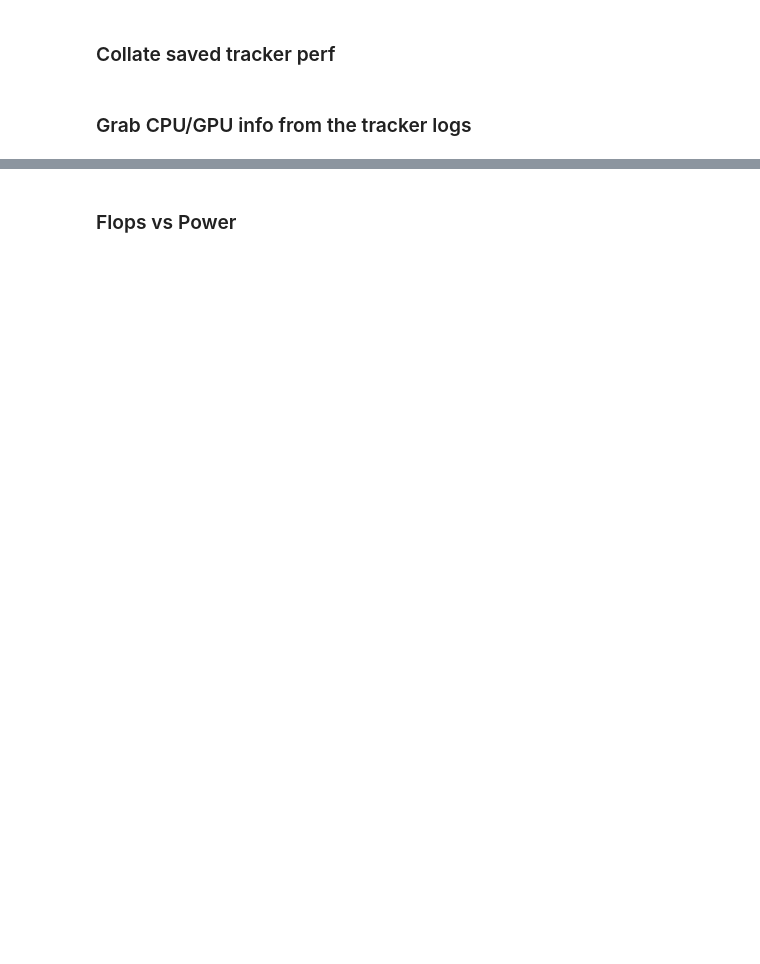
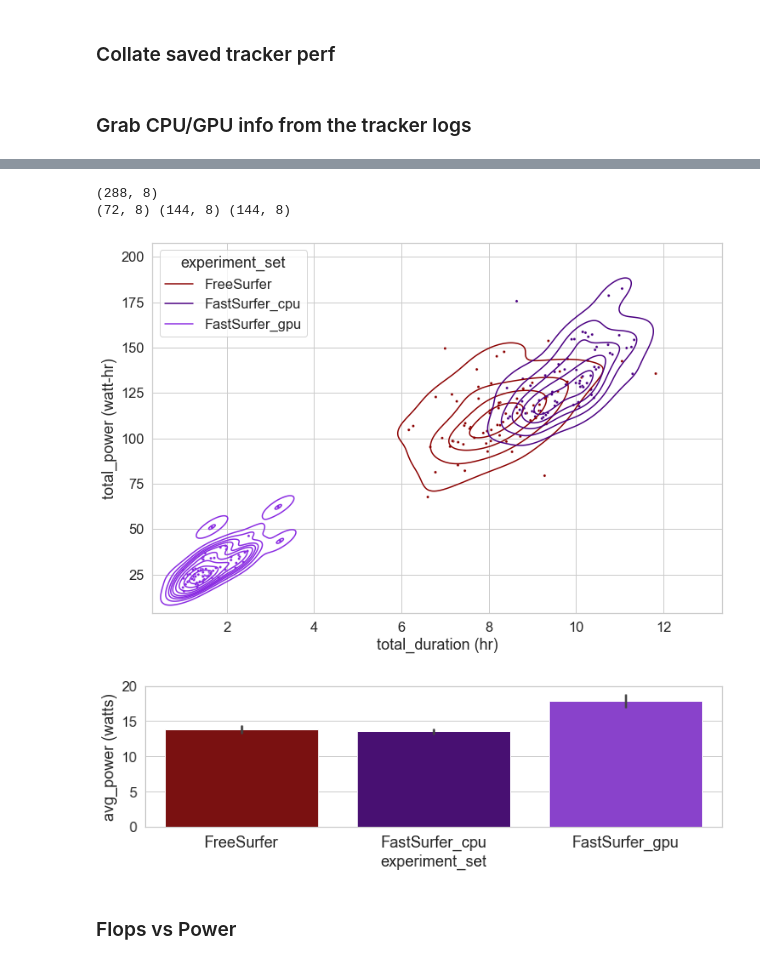
Before and after one commit to neurodatascience/watts_up_compute, a Jupyter notebook: notebooks/10_impact_tracker_dashboard.ipynb, the cells around one changed output, grey strips where cells are left out. Drawn from its saved outputs; the diff is of its cells as text; code cells hidden in the pictures; blank space fills up the shorter version.

```diff
--- a/notebooks/10_impact_tracker_dashboard.ipynb
+++ b/notebooks/10_impact_tracker_dashboard.ipynb
@@ -314,2 +295,51 @@ with sns.axes_style("whitegrid"):
+# %%
+tracker_summary_df_concat_exp_set = tracker_summary_df_concat_exp_set[tracker_summary_df_concat_exp_set['experiment_name'].isin(subject_ids)]
+print(tracker_summary_df_concat_exp_set.shape)
+tracker_df_recon_all = tracker_summary_df_concat_exp_set[tracker_summary_df_concat_exp_set['experiment_set']=='recon-all_run_1'].copy()
+tracker_df_recon_all['experiment_set'] = 'FreeSurfer'
+
+tracker_df_fastsurfer_cpu = tracker_summary_df_concat_exp_set[tracker_summary_df_concat_exp_set['experiment_set'].isin(['fastsurferCNN_run3_cpu_prune_0','fastsurferRecon_run1_cpu_prune_0'])].copy()
+tracker_df_fastsurfer_gpu = tracker_summary_df_concat_exp_set[tracker_summary_df_concat_exp_set['experiment_set'].isin(['fastsurfer_gpu_prune_0','fastsurferRecon_run1_cpu_prune_0'])].copy()
+
+print(tracker_df_recon_all.shape,tracker_df_fastsurfer_cpu.shape,tracker_df_fastsurfer_gpu.shape)
+
+### This is sanity-checked
+tracker_df_fastsurfer_cpu = tracker_df_fastsurfer_cpu.groupby(['experiment_name','PUE']).sum().reset_index()
+tracker_df_fastsurfer_gpu = tracker_df_fastsurfer_gpu.groupby(['experiment_name','PUE']).sum().reset_index()
+
+tracker_df_fastsurfer_cpu['experiment_set'] = 'FastSurfer_cpu'
+tracker_df_fastsurfer_gpu['experiment_set'] = 'FastSurfer_gpu'
+# %% [output]
+(288, 8)
+(72, 8) (144, 8) (144, 8)
+# %%
+plot_df = tracker_df_recon_all.append(tracker_df_fastsurfer_cpu).append(tracker_df_fastsurfer_gpu).copy()
+plot_df['total_duration (hr)'] = plot_df['total_duration_impact_tracker']
+plot_df['total_duration (s)'] = plot_df['total_duration_impact_tracker'] * 3600
+plot_df['total_duration (min)'] = plot_df['total_duration_impact_tracker'] * 60
+plot_df['total_power (watt-hr)'] = plot_df['total_power'] * 1000
+plot_df['avg_power (watts)'] = 1000 * plot_df['total_power'] / plot_df['total_duration_impact_tracker']
+
+sns.set(font_scale = 1.5)
+exp_set_palette = ['darkred','indigo','blueviolet']
+# palette = sns.color_palette("husl",3)
+with sns.axes_style("whitegrid"):
+    fig, ax = plt.subplots(figsize=(12,8),sharex=False,sharey=False)
+    g = sns.scatterplot(y='total_power (watt-hr)', x='total_duration (hr)', hue='experiment_set', s=10, data=plot_df, ax=ax, palette=exp_set_palette)
+    g = sns.kdeplot(y='total_power (watt-hr)', x='total_duration (hr)', hue='experiment_set', data=plot_df, ax=ax, palette=exp_set_palette)
+    # g = sns.barplot(y='total_power (watt-hr)', x='experiment_set',  data=plot_df, ax=ax)
+    # g.set(xscale='log')
+    # g.legend(fontsize=12)
+
+
+with sns.axes_style("whitegrid"):
+    fig, ax = plt.subplots(figsize=(12,3),sharex=False,sharey=False)
+    g = sns.barplot(y='avg_power (watts)', x='experiment_set', data=plot_df, ax=ax, palette=exp_set_palette)
+    g.set_xticklabels(g.get_xticklabels(),rotation=0,fontsize=18)
+    g.set( ylim=[0, 20])
+    # g.set(yscale='log')
+# %% [output]
+[figure, added]
+[figure, added]
 # %% [markdown]
 ### Flops vs Power
```
Also changed, not shown: parts of 20 cells of this notebook, 1 other file.
